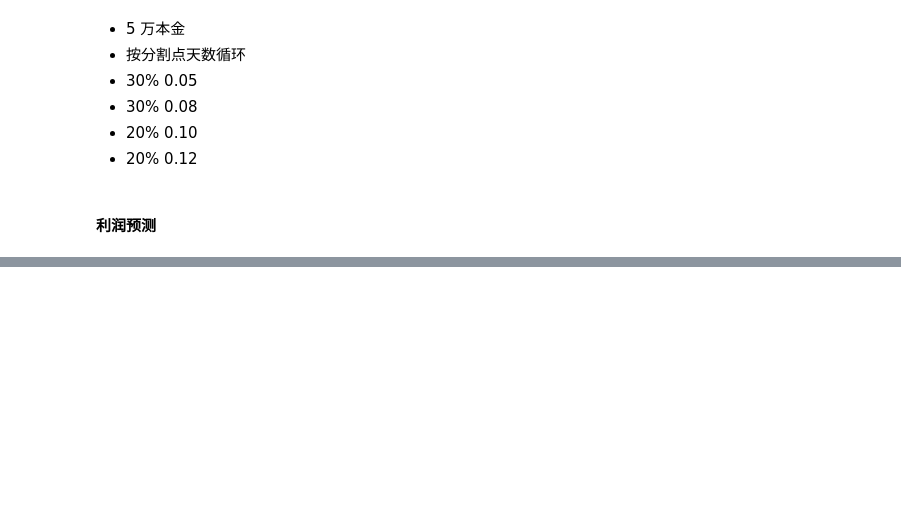
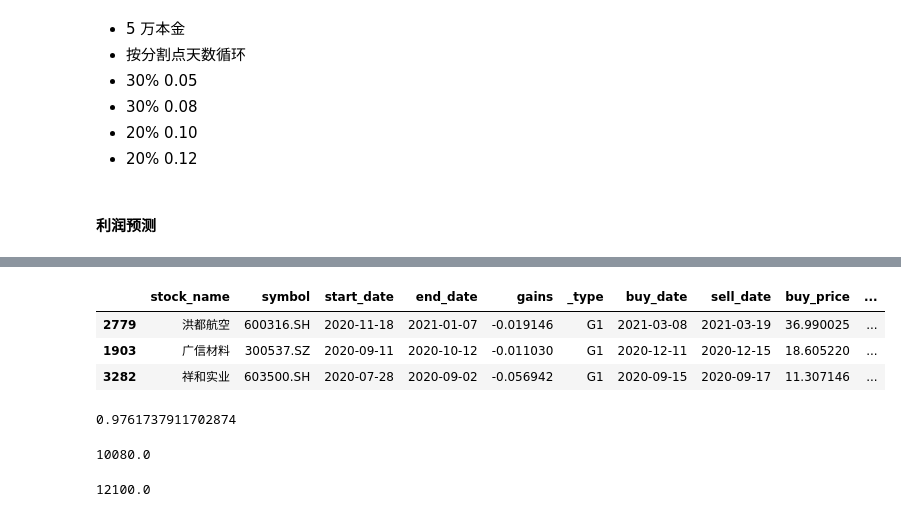
Before and after one commit to tosmart01/stock_jupyter, a Jupyter notebook: stock/预测.ipynb, the cells around one changed output, grey strips where cells are left out. Cells and saved outputs as stored; diff of their text form; code cells hidden in the pictures; blank space fills up the shorter version.

```diff
--- a/stock/预测.ipynb
+++ b/stock/预测.ipynb
@@ -4,3 +4,4 @@ from glob import glob
 import tushare as ts
 from copy import deepcopy
 from os.path import abspath,dirname,join
+pd.set_option('display.max_rows', 300*2)
@@ -263,0 +373,19 @@ df2.profits.plot(figsize=(20,12),kind="hist",bins=50)
+# %%
+gains.loc[(gains.gains<=-0.01)&(gains._type=='G1')].sort_values(['buy_date','gains'],ascending=False)[show_column]
+# %% [output]
+|  | stock_name | symbol | start_date | end_date | gains | _type | buy_date | sell_date | buy_price | ... |
+| 2779 | 洪都航空 | 600316.SH | 2020-11-18 | 2021-01-07 | -0.019146 | G1 | 2021-03-08 | 2021-03-19 | 36.990025 | ... |
+| 1903 | 广信材料 | 300537.SZ | 2020-09-11 | 2020-10-12 | -0.011030 | G1 | 2020-12-11 | 2020-12-15 | 18.605220 | ... |
+| 3282 | 祥和实业 | 603500.SH | 2020-07-28 | 2020-09-02 | -0.056942 | G1 | 2020-09-15 | 2020-09-17 | 11.307146 | ... |
+# %%
+13.93 / 14.27
+# %% [output]
+0.9761737911702874
+# %%
+14.4*700
+# %% [output]
+10080.0
+# %%
+24.20*500
+# %% [output]
+12100.0
```
Also changed, not shown: parts of 44 cells of this notebook, 1 other file.
